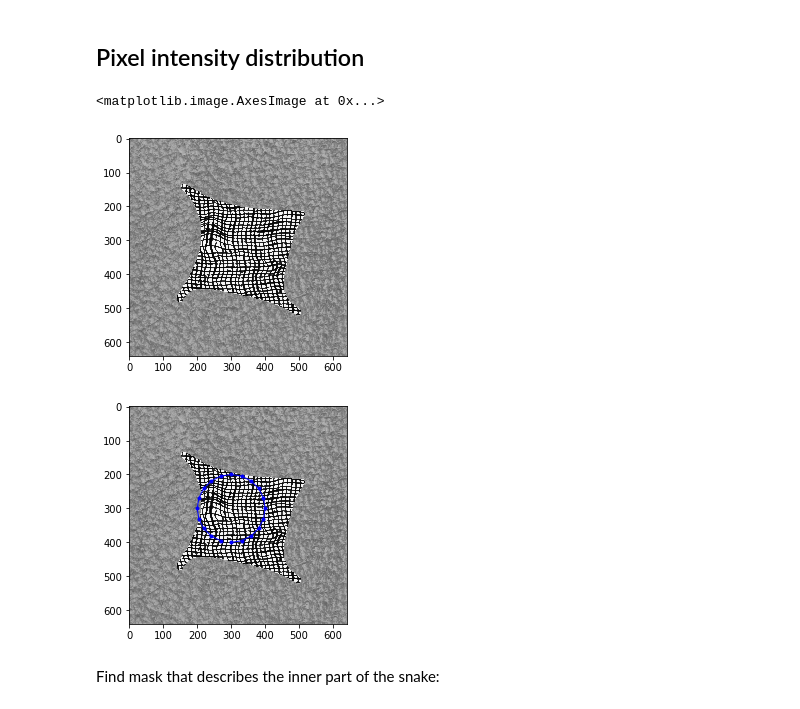
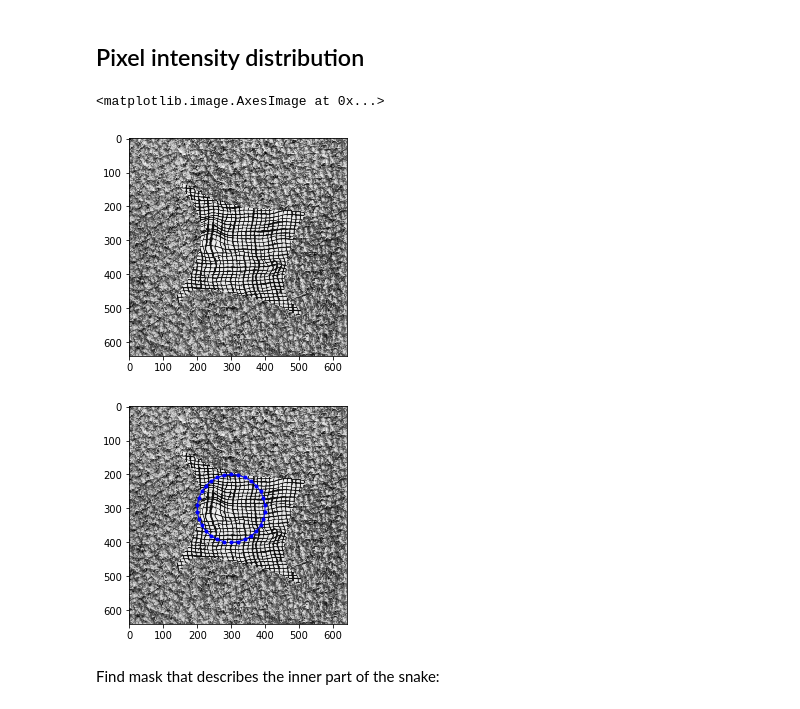
Before and after one commit to Charlottetheis/AIA, a Jupyter notebook: Jacob.ipynb, the cells around one changed output. Saved outputs shown, nothing was run; the diff lists cells and outputs as text; code cells hidden in the pictures.

```diff
--- a/Jacob.ipynb
+++ b/Jacob.ipynb
@@ -6,12 +6,13 @@ import numpy as np
 # %% [markdown]
 ## Pixel intensity distribution
 # %%
-fname = "data/simple_test.png"
+#fname = "data/simple_test.png"
+fname = "data/overlap_test.png"
 img = plt.imread(fname)
 plt.imshow(img, cmap='gray')
 # %% [output]
 <matplotlib.image.AxesImage at 0x...>
-[figure, old version]
+[figure, new version]
 # %%
 def init_circle_curve(n_points, center, radius):
     th = np.arange(0,1,1/n_points)*(2*np.pi)
@@ -23,9 +29,9 @@ def plot_snake(snake,col='blue'):
 # %%
-snake = init_circle_curve(20,(300,300),100)
+snake = init_circle_curve(30,(300,300),100)
 plt.imshow(img, cmap='gray')
 plot_snake(snake)
 # %% [output]
-[figure, old version]
+[figure, new version]
 # %% [markdown]
 Find mask that describes the inner part of the snake:
 # %%
```
Also changed, not shown: parts of 19 cells of this notebook.
